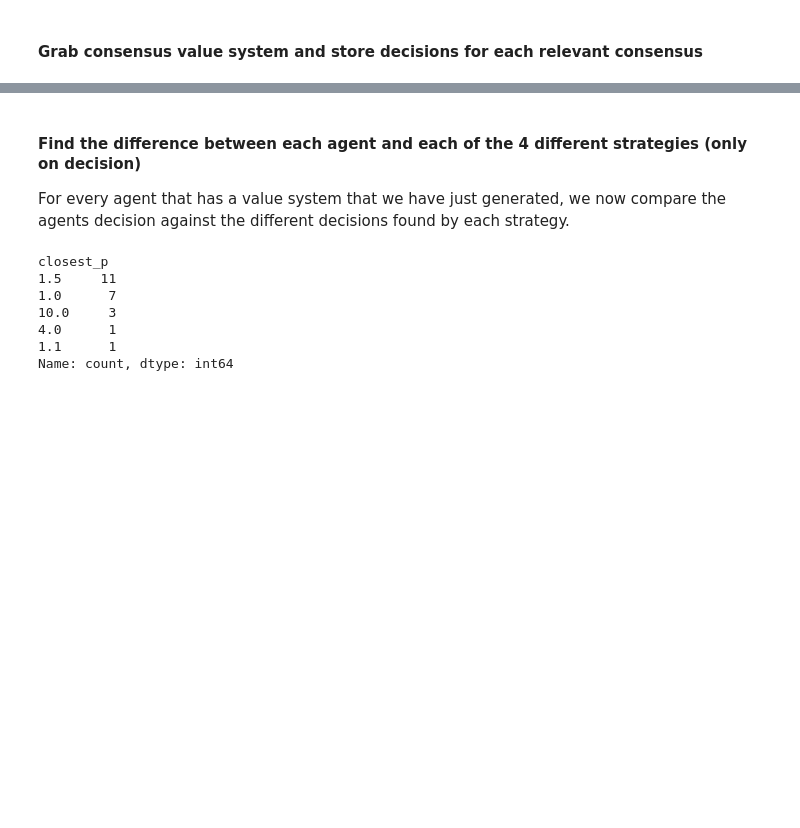
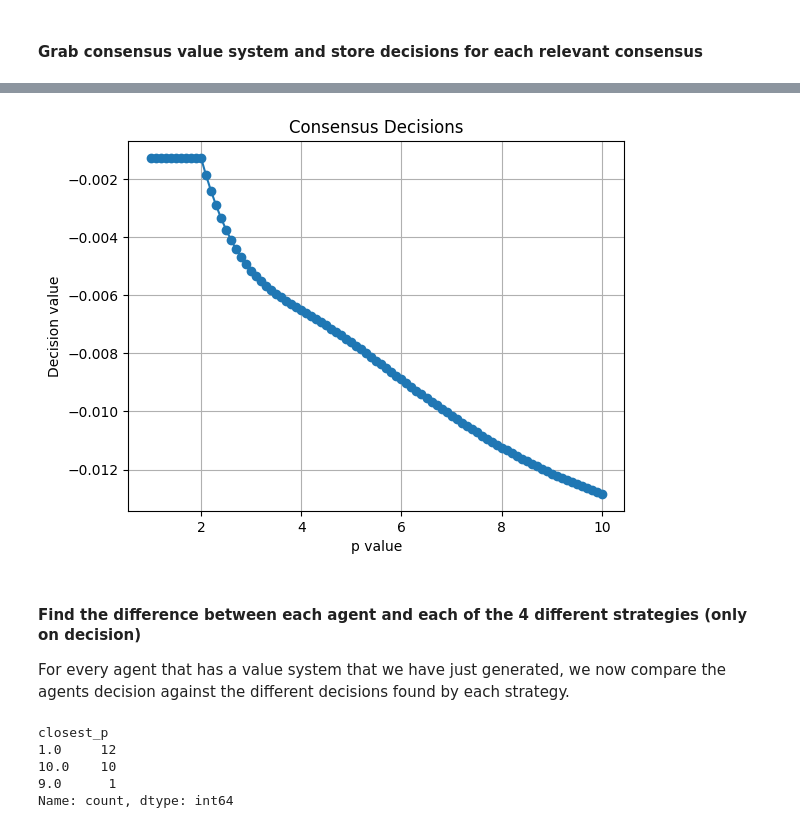
Before and after one commit to JosephTrevorrow/ValueSystemsAggregation, a Jupyter notebook: process_data/process_data_agent_scores.ipynb, the cells around one changed output, grey strips where cells are left out. Cells and saved outputs as stored; diff of their text form; code cells hidden in the pictures; blank space fills up the shorter version.

```diff
--- a/process_data/process_data_agent_scores.ipynb
+++ b/process_data/process_data_agent_scores.ipynb
@@ -19,10 +48,16 @@ for index, row in df.iterrows():
 # %% [markdown]
 #### Grab consensus value system and store decisions for each relevant consensus
 # %%
-relevent_consensuses =  [1.0, 1.1, 1.5, 4.0, 10.0]
+#relevent_consensuses =  [1.0, 1.1, 1.5, 4.0, 2.0, 10.0]
+relevent_consensuses = [round(x * 0.1, 1) for x in range(10, 101)]
 relevent_columns = ['p','Rel-Nonrel', 'Nonrel-Rel', 'Rel_div_p', 'Nonrel_div_p']
-preference_filename = "/home/ia23938/Documents/GitHub/ValueSystemsAggregation/data/ess_example_data/23-10-example-preference-results.csv"
-actions_filename = "/home/ia23938/Documents/GitHub/ValueSystemsAggregation/data/ess_example_data/23-10-example-action-results.csv"
+
+
+#preference_filename = "/home/ia23938/Documents/GitHub/ValueSystemsAggregation/data/ess_example_data/results/31-10-results-preference.csv"
+#actions_filename = "/home/ia23938/Documents/GitHub/ValueSystemsAggregation/data/ess_example_data/results/31-10-results-actions.csv"
+
+actions_filename = "/home/ia23938/Documents/GitHub/ValueSystemsAggregation/31-10-results-action.csv"
+preference_filename = "/home/ia23938/Documents/GitHub/ValueSystemsAggregation/31-10-results-preference.csv"
 
 final_df_savename = "/home/ia23938/Documents/GitHub/ValueSystemsAggregation/data/ess_example_data/30-10-ess-relevant-consensus.csv"
 
@@ -30,9 +65,4 @@ pref_df = pd.read_csv(preference_filename)
 act_df = pd.read_csv(actions_filename)
 cons_df = pd.merge(pref_df, act_df, on='p')
 cons_df['p'] = cons_df['p'].round(1)
-final_df = pd.DataFrame()
-for consensus in relevent_consensuses:
-    filtered_df = cons_df[cons_df['p'] == consensus][relevent_columns]
-    filtered_df['decision'] = (filtered_df['Rel_div_p'] * filtered_df['Rel-Nonrel']) + (filtered_df['Nonrel_div_p'] * filtered_df['Nonrel-Rel'])
-    final_df = pd.concat([final_df, filtered_df], ignore_index=True)
-final_df.to_csv(final_df_savename)
+pref_df
@@ -39,3 +105,14 @@ final_df.to_csv(final_df_savename)
+# %%
+import matplotlib.pyplot as plt
+
+plt.plot(final_df['p'], final_df['decision'], marker='o')
+plt.xlabel('p value')
+plt.ylabel('Decision value')
+plt.title('Consensus Decisions')
+plt.grid(True)
+plt.show()
+# %% [output]
+[figure, added]
 # %% [markdown]
 #### Find the difference between each agent and each of the 4 different strategies (only on decision)
 
@@ -58,9 +135,7 @@ agent_df
 print(agent_df['closest_p'].value_counts())
 # %% [output]
 closest_p
-1.5     11
-1.0      7
-10.0     3
-4.0      1
-1.1      1
+1.0     12
+10.0    10
+9.0      1
 Name: count, dtype: int64
```
Also changed, not shown: parts of 4 cells of this notebook, 9 other files.
